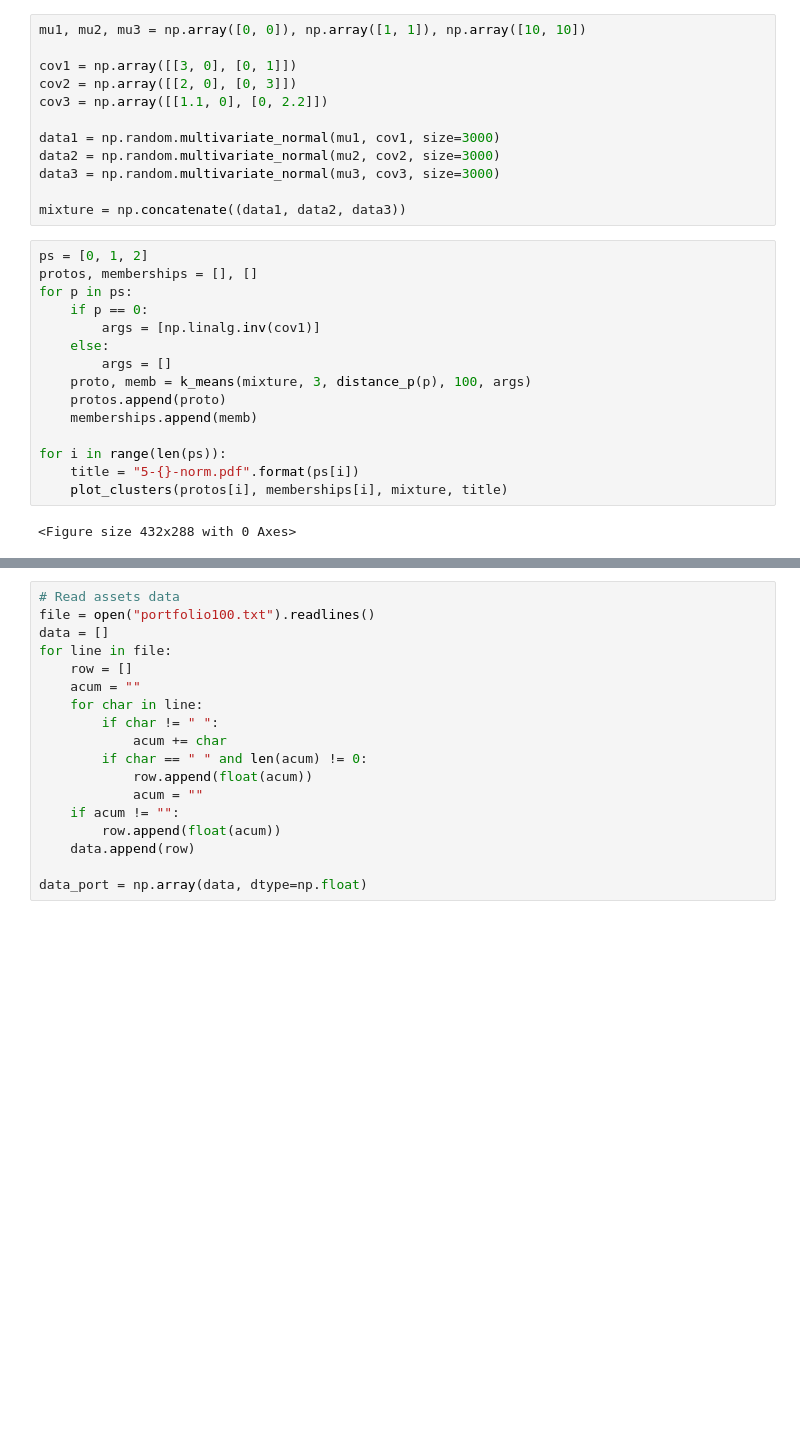
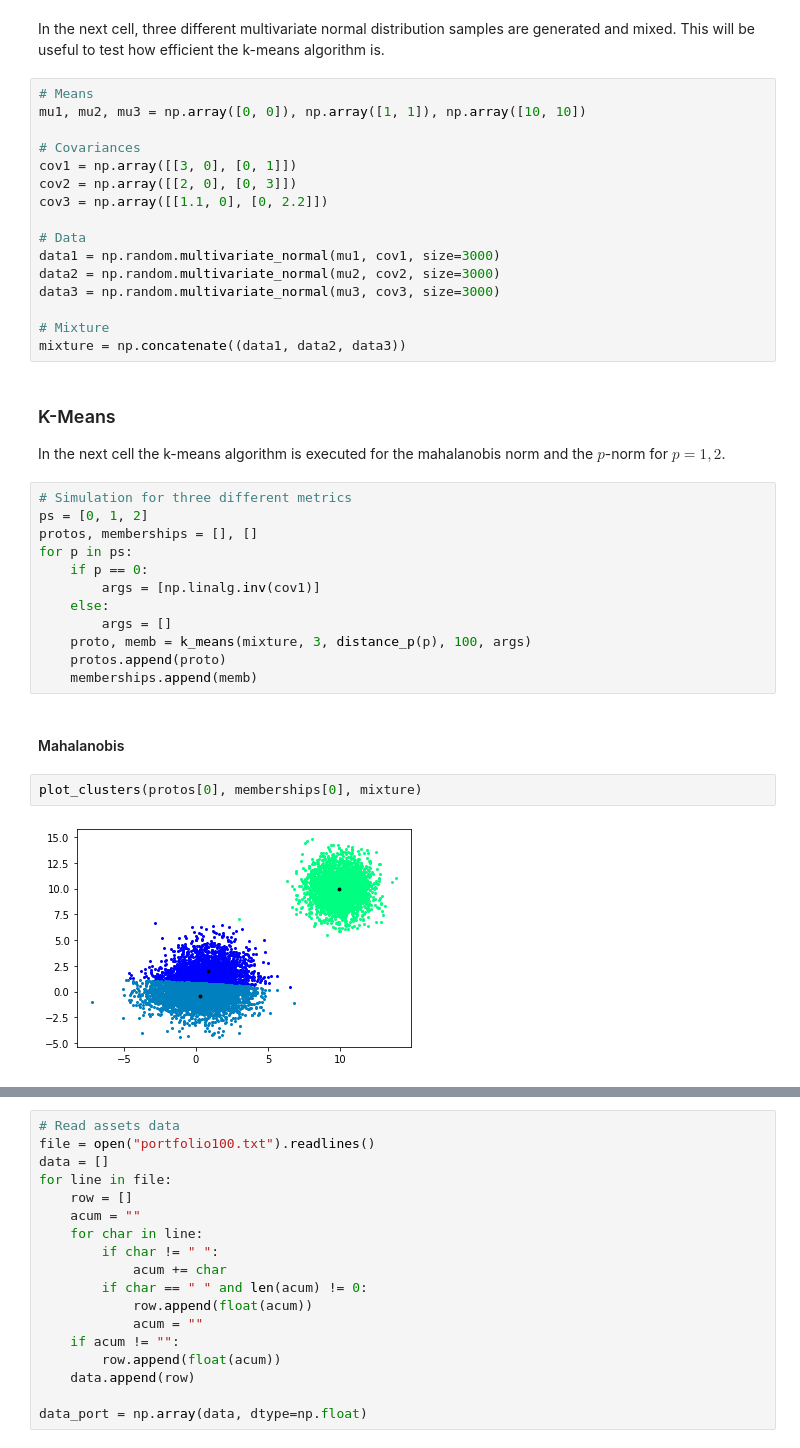
Before and after one commit to Daples/mathematical-engineering, a Jupyter notebook: 202/workshop-1.ipynb, the cells around one changed output, grey strips where cells are left out. Saved outputs shown, nothing was run; the diff lists cells and outputs as text; blank space fills up the shorter version.

```diff
--- a/202/workshop-1.ipynb
+++ b/202/workshop-1.ipynb
@@ -111,16 +153,26 @@ TypeError: k_means() missing 1 required positional argument: 'args'
+# %% [markdown]
+In the next cell, three different multivariate normal distribution samples are generated and mixed. This will be useful to test how efficient the k-means algorithm is.
 # %%
+# Means
 mu1, mu2, mu3 = np.array([0, 0]), np.array([1, 1]), np.array([10, 10])
 
+# Covariances
 cov1 = np.array([[3, 0], [0, 1]])
 cov2 = np.array([[2, 0], [0, 3]])
 cov3 = np.array([[1.1, 0], [0, 2.2]])
 
+# Data
 data1 = np.random.multivariate_normal(mu1, cov1, size=3000)
 data2 = np.random.multivariate_normal(mu2, cov2, size=3000)
 data3 = np.random.multivariate_normal(mu3, cov3, size=3000)
 
+# Mixture
 mixture = np.concatenate((data1, data2, data3))
+# %% [markdown]
+### K-Means
+In the next cell the k-means algorithm is executed for the mahalanobis norm and the $p$-norm for $p = 1, 2$.
 # %%
+# Simulation for three different metrics
 ps = [0, 1, 2]
 protos, memberships = [], []
 for p in ps:
@@ -131,9 +183,9 @@ for p in ps:
     proto, memb = k_means(mixture, 3, distance_p(p), 100, args)
     protos.append(proto)
     memberships.append(memb)
-
-for i in range(len(ps)):
-    title = "5-{}-norm.pdf".format(ps[i])
-    plot_clusters(protos[i], memberships[i], mixture, title)
-# %% [output]
-<Figure size 432x288 with 0 Axes>
+# %% [markdown]
+#### Mahalanobis
+# %%
+plot_clusters(protos[0], memberships[0], mixture)
+# %% [output]
+[figure, added]
```
Also changed, not shown: parts of 68 cells of this notebook.
